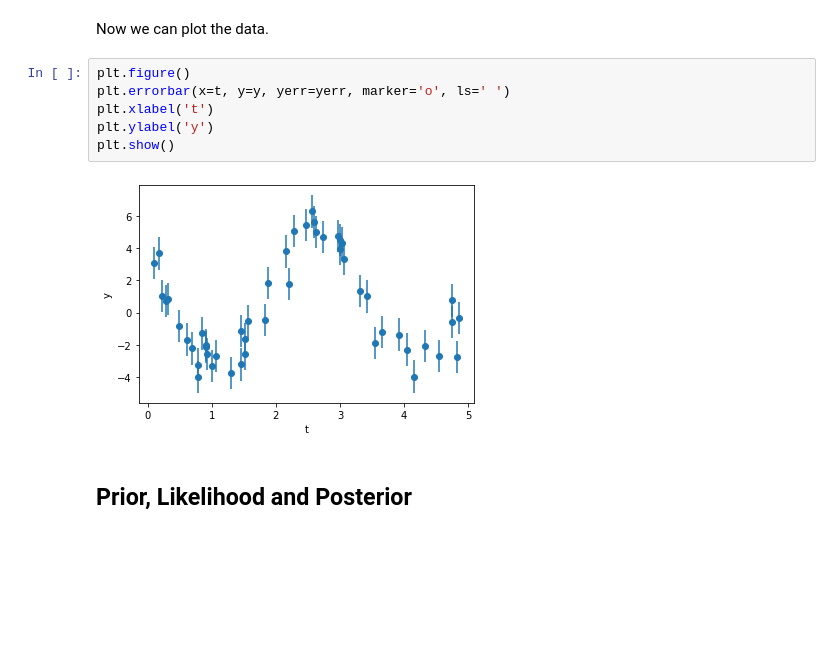
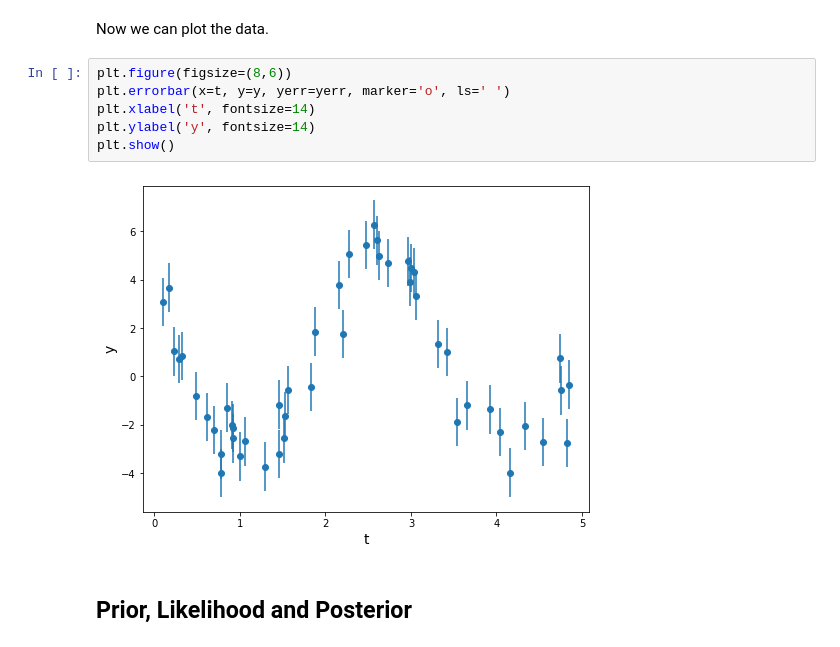
Before and after one commit to minaskar/BayesWorkshop, a Jupyter notebook: zeus_Parameter_Inference.ipynb, the cells around one changed output. Drawn from its saved outputs; the diff is of its cells as text; blank space fills up the shorter version.

```diff
--- a/zeus_Parameter_Inference.ipynb
+++ b/zeus_Parameter_Inference.ipynb
@@ -43,12 +41,12 @@ y = np.random.normal(sine_model(params_true, t), yerr)
 # %% [markdown]
 Now we can plot the data.
 # %%
-plt.figure()
+plt.figure(figsize=(8,6))
 plt.errorbar(x=t, y=y, yerr=yerr, marker='o', ls=' ')
-plt.xlabel('t')
-plt.ylabel('y')
+plt.xlabel('t', fontsize=14)
+plt.ylabel('y', fontsize=14)
 plt.show()
 # %% [output]
-[figure, old version]
+[figure, new version]
 # %% [markdown]
 ## Prior, Likelihood and Posterior
```
Also changed, not shown: parts of 24 cells of this notebook, 1 other file.
